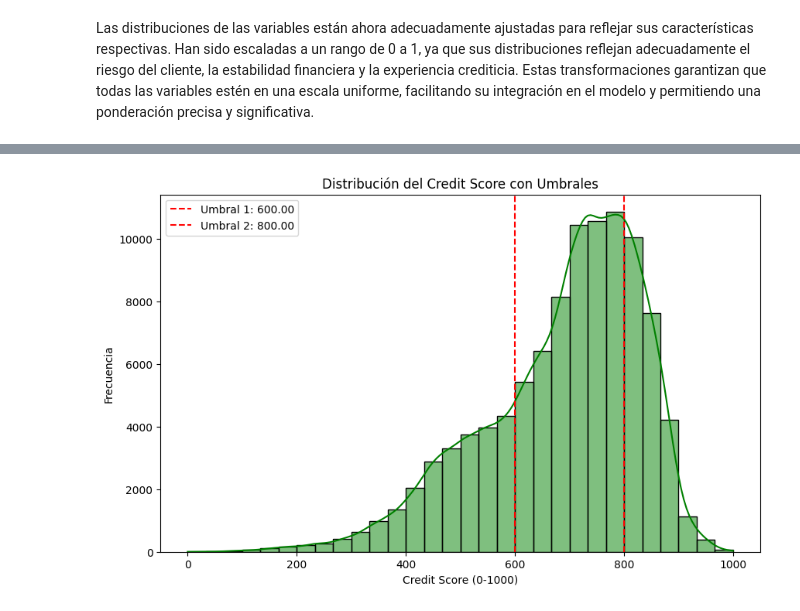
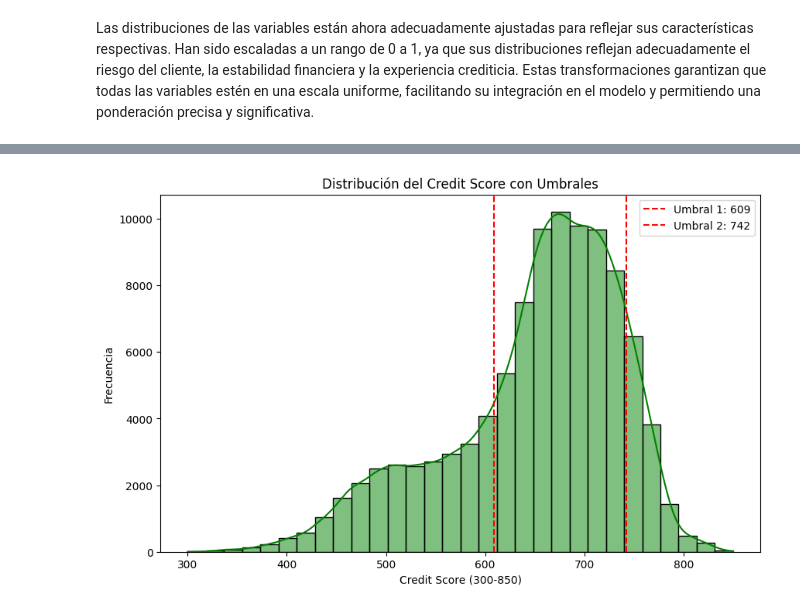
Before and after one commit to PauloVilla/Modelo_Credito_01, a Jupyter notebook: Modelo de credito.ipynb, the cells around one changed output, grey strips where cells are left out. Saved outputs shown, nothing was run; the diff lists cells and outputs as text; code cells hidden in the pictures.

```diff
--- a/Modelo de credito.ipynb
+++ b/Modelo de credito.ipynb
@@ -424,5 +428,6 @@ Un valor alto en ambas variables sugiere que el cliente tiene una experiencia m
 # %%
 model_cols = [i for i in model.columns if i != "ID"]
+
 # Vemos las nuevas distribuciones
 fig, axes = plt.subplots(2, 4, figsize=(16, 8))
 fig.suptitle('Distribución variables numéricas', fontsize=20)
@@ -436,7 +441,8 @@ color_subplots = {
     'Active_Credits': 'blue',
     'Num_Bank_Accounts': 'blue',
     'Credit_Mix_Numeric': 'green',
-    'Credit_Age_to_Age_Ratio': 'green'
+    'Credit_Age_to_Age_Ratio': 'green',
+    'Total_EMI_per_month': 'green'
 }
 
 
@@ -498,8 +504,9 @@ def min_max_scaling(column):
     """
     return (model[column] - model[column].min()) / (model[column].max() - model[column].min())
 
+
 # Escalamos el resto de columnas
-for i in ["Income_Stability", "Credit_Mix_Numeric", "Credit_Age_to_Age_Ratio"]:
+for i in ["Income_Stability", "Credit_Mix_Numeric", "Credit_Age_to_Age_Ratio", 'Total_EMI_per_month']:
     model[i] = min_max_scaling(i)
 # %% [markdown]
 Vemos nuevamente las distribuciones para ver los cambios y comprobar las nuevas tendencias.
@@ -538,30 +545,31 @@ Las distribuciones de las variables están ahora adecuadamente ajustadas para re
 # %%
 # Riesgo Crediticio (50%)
 model['Risk_Score'] = (
-    0.6 * model['Debt_to_Income_Ratio'] +
-    0.4 * model['Avg_Delay_From_Due_Date']
+    0.4 * model['Debt_to_Income_Ratio'] +
+    0.6 * model['Avg_Delay_From_Due_Date']
 )
 
 # Estabilidad Financiera (20%)
 model['Stability_Score'] = (
-    0.3 * model['Active_Credits'] +
-    0.4 * model['Income_Stability'] +
-    0.3 * model['Num_Bank_Accounts']
+    0.54 * model['Active_Credits'] +
+    0.42 * model['Income_Stability'] +
+    0.04 * model['Num_Bank_Accounts']
 )
 
 # Experiencia Crediticia (30%)
 model['Experience_Score'] = (
     0.6 * model['Credit_Mix_Numeric'] +
-    0.4 * model['Credit_Age_to_Age_Ratio']
+    0.35 * model['Credit_Age_to_Age_Ratio'] +
+    0.05 * model['Total_EMI_per_month']
 )
 
 # Puntuación final del modelo
 model['Credit_Score'] = (
     0.6 * model['Risk_Score'] +
-    0.2 * model['Stability_Score'] +
-    0.2 * model['Experience_Score']
+    0.25 * model['Stability_Score'] +
+    0.15 * model['Experience_Score']
 )
 
 
-# Escalar la puntuación final a una escala de 0 a 1000
-model['Credit_Score_1000'] = 1000 * (model['Credit_Score'] - model['Credit_Score'].min()) / (model['Credit_Score'].max() - model['Credit_Score'].min())
+# Escalar la puntuación final a una escala de 300 a 850
+model['Credit_Score_850'] = 300 + (model['Credit_Score'] - model['Credit_Score'].min()) * (850 - 300) / (model['Credit_Score'].max() - model['Credit_Score'].min())
@@ -579,27 +576,30 @@ df_final = df_final.merge(data[["ID", "Credit_Score"]], on="ID")
 # %%
+# Creamos un nuevo df solo con el ID y nuestra predicción
+df_final = model[["ID", "Credit_Score_850"]]
+# Agregamos el Credit Score Real
+df_final = df_final.merge(data[["ID", "Credit_Score"]], on="ID")
 # Creamos los umbrales con ayuda de la gráfica
-threshold_1, threshold_2 = 600, 800
+threshold_1, threshold_2 = 609, 742
 
 # Crear la gráfica de distribución
 plt.figure(figsize=(10, 6))
-sns.histplot(model['Credit_Score_1000'], bins=30, kde=True, color="green")
+sns.histplot(model['Credit_Score_850'], bins=30, kde=True, color="green")
 
 # Agregar líneas verticales para los umbrales
-plt.axvline(threshold_1, color='red', linestyle='--', label=f'Umbral 1: {threshold_1:.2f}')
-plt.axvline(threshold_2, color='red', linestyle='--', label=f'Umbral 2: {threshold_2:.2f}')
+plt.axvline(threshold_1, color='red', linestyle='--', label=f'Umbral 1: {threshold_1}')
+plt.axvline(threshold_2, color='red', linestyle='--', label=f'Umbral 2: {threshold_2}')
 
 # Etiquetas y título
 plt.title("Distribución del Credit Score con Umbrales")
-plt.xlabel("Credit Score (0-1000)")
+plt.xlabel("Credit Score (300-850)")
 plt.ylabel("Frecuencia")
-
 # Agregar leyenda para las líneas de umbral
 plt.legend()
 
 # Mostrar la gráfica
 plt.show()
 # %% [output]
-[figure, old version]
+[figure, new version]
 # %%
 # Función para asignar las etiquetas basadas en los umbrales
 def assign_label(score):
```
Also changed, not shown: parts of 17 cells of this notebook.
